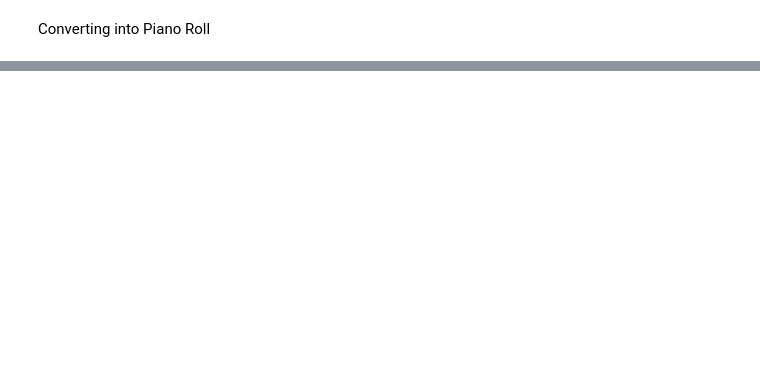
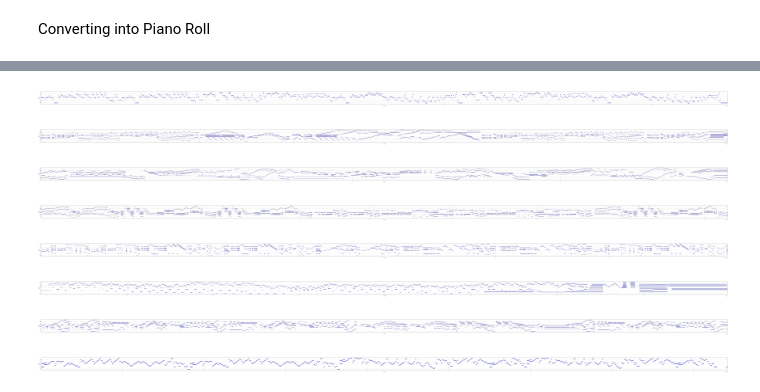
Before and after one commit to gityag/music-transcription, a Jupyter notebook: preprocess.ipynb, the cells around one changed output, grey strips where cells are left out. Drawn from its saved outputs; the diff is of its cells as text; code cells hidden in the pictures; blank space fills up the shorter version.

Commit message:
Preprocessing done partly for test data and test labels

```diff
--- a/preprocess.ipynb
+++ b/preprocess.ipynb
@@ -207,0 +173,80 @@ IndentationError: ignored
+# %%
+import os
+import pandas as pd
+import matplotlib.pyplot as plt
+import matplotlib.patches as patches
+
+# Directory containing test labels CSV files
+test_labels_directory = './musicnet/musicnet/test_labels'
+
+# Function to convert CSV data to the expected format
+def csv_to_list(data):
+    score = []
+    for _, row in data.iterrows():
+        start = row['start_time']
+        duration = row['end_time'] - row['start_time']
+        pitch = row['note']
+        velocity = 0.5  # Adjust as needed
+        score.append([start, duration, pitch, velocity])
+    return score
+
+# Function to visualize the piano roll
+def visualize_piano_roll(score, xlabel='Time', ylabel='Pitch', colors='blue',
+                         figsize=(120, 3), ax=None):
+    fig = None
+    if ax is None:
+        fig, ax = plt.subplots(figsize=figsize)
+
+    pitch_min = min(note[2] for note in score)
+    pitch_max = max(note[2] for note in score)
+    time_min = min(note[0] for note in score)
+    time_max = max(note[0] + note[1] for note in score)
+
+    for start, duration, pitch, velocity in score:
+        rect = patches.Rectangle((start, pitch - 0.5), duration, 1, linewidth=1,
+                                 edgecolor='k', facecolor=colors, alpha=velocity)
+        ax.add_patch(rect)
+
+    ax.set_ylim([pitch_min - 1.5, pitch_max + 1.5])
+    ax.set_xlim([time_min, time_max])
+    ax.set_xlabel(xlabel)
+    ax.set_ylabel(ylabel)
+    ax.grid()
+    ax.set_axisbelow(True)
+
+    if fig is not None:
+        plt.tight_layout()
+
+    return fig, ax
+
+# List to store scores from all CSV files
+all_scores = []
+
+# Iterate through CSV files in the directory
+for filename in os.listdir(test_labels_directory):
+    if filename.endswith(".csv"):
+        # Load the CSV data
+        data = pd.read_csv(os.path.join(test_labels_directory, filename))
+
+        # Convert the CSV data to the expected format
+        score = csv_to_list(data)
+
+        # Visualize the piano roll if needed
+        fig, ax = visualize_piano_roll(score, colors="blue", figsize=(120, 3))
+        plt.show()
+
+        # Append the score to the list
+        all_scores.append(score)
+
+# Now, all_scores contains the scores from all CSV files
+print(all_scores)
+print(len(all_scores))
+# %% [output]
+[figure, added]
+[figure, added]
+[figure, added]
+[figure, added]
+[figure, added]
+[figure, added]
+[figure, added]
+[figure, added]
```
Also changed, not shown: parts of 5 cells of this notebook.
